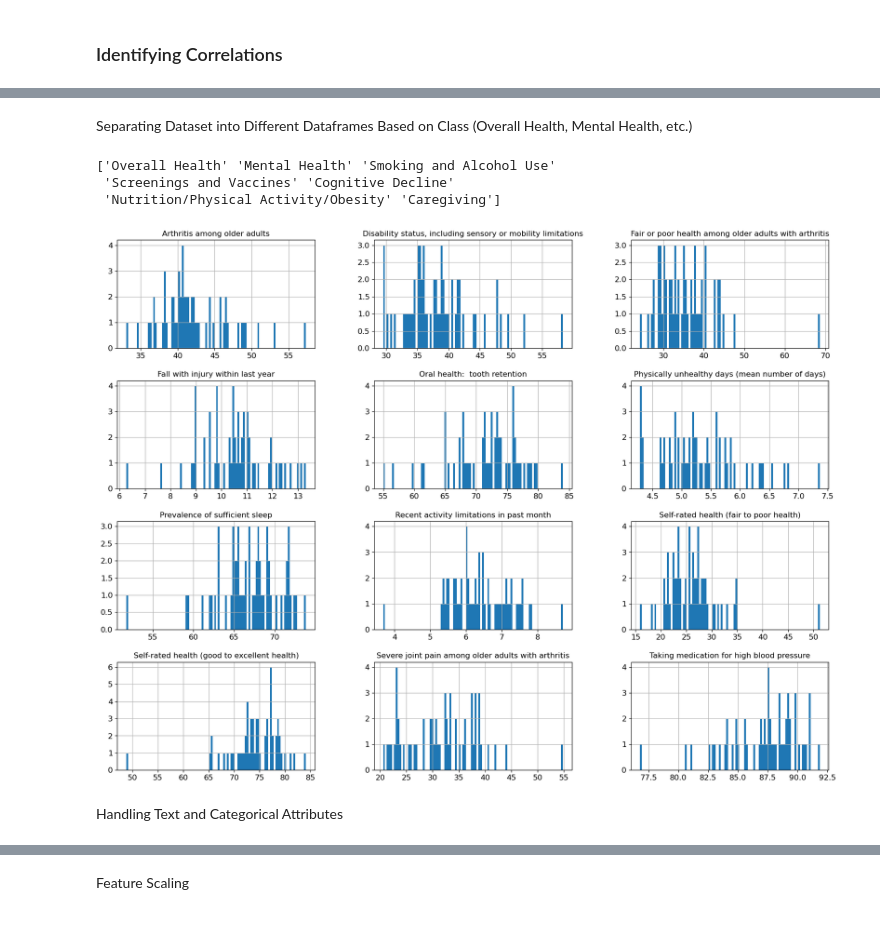
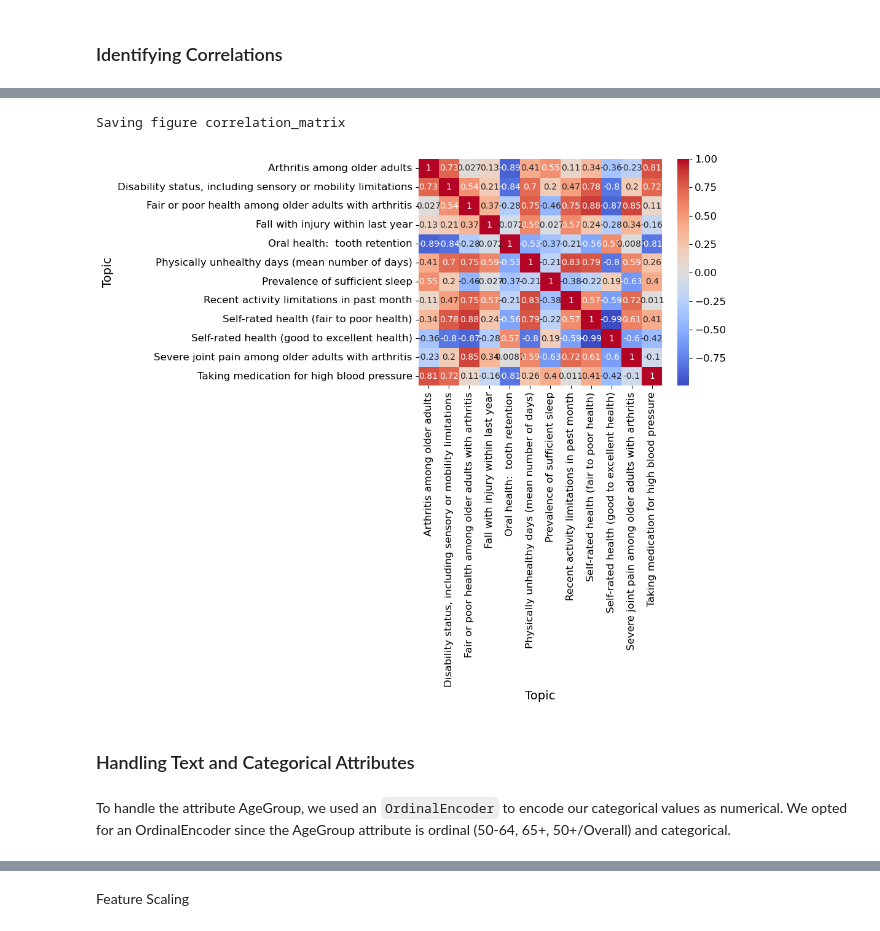
Before and after one commit to ashleythorlin/Risk-Prediction-For-Alzheimers, a Jupyter notebook: DatasetAfterPreprocessing.ipynb, the cells around one changed output, grey strips where cells are left out. Saved outputs shown, nothing was run; the diff lists cells and outputs as text; code cells hidden in the pictures.

```diff
--- a/DatasetAfterPreprocessing.ipynb
+++ b/DatasetAfterPreprocessing.ipynb
@@ -103,35 +165,20 @@ alzheimers_clean.head()
-# %% [markdown]
-Separating Dataset into Different Dataframes Based on Class (Overall Health, Mental Health, etc.)
-# %%
-# Retrieve unique values from Class
-class_names = alzheimers_clean["Class"].unique()
-print(class_names)
-# Create dataframes for each class
-overall_health = alzheimers_clean[alzheimers_clean['Class'] == 'Overall Health'].drop(labels='Class', axis=1)
-mental_health = alzheimers_clean[alzheimers_clean['Class'] == 'Mental Health'].drop(labels='Class', axis=1)
-smoking_alcohol = alzheimers_clean[alzheimers_clean['Class'] == 'Smoking and Alcohol Use'].drop(labels='Class', axis=1)
-screenings_vaccines = alzheimers_clean[alzheimers_clean['Class'] == 'Screenings and Vaccines'].drop(labels='Class', axis=1)
-nutrition = alzheimers_clean[alzheimers_clean['Class'] == 'Nutrition/Physical Activity/Obesity'].drop(labels='Class', axis=1)
-caregiving = alzheimers_clean[alzheimers_clean['Class'] == 'Caregiving'].drop(labels='Class', axis=1)
-cognitive_decline = alzheimers_clean[alzheimers_clean['Class'] == 'Cognitive Decline'].drop(labels='Class', axis=1)
-
-alzheimers_dfs = [overall_health, mental_health, smoking_alcohol, screenings_vaccines, nutrition, caregiving, cognitive_decline]
-
-#overall_health.head()
-# %% [output]
-['Overall Health' 'Mental Health' 'Smoking and Alcohol Use'
- 'Screenings and Vaccines' 'Cognitive Decline'
- 'Nutrition/Physical Activity/Obesity' 'Caregiving']
-# %%
-for i in range(len(alzheimers_dfs)):
-    alzheimers_dfs[i] = pd.pivot_table(alzheimers_dfs[i],
-                        values='Data_Value',
-                        index=['LocationDesc'],
-                        columns=['Topic'])
-# plot the data
-alzheimers_dfs[0].hist(bins=100 , figsize=(20,15))
-plt.show()
-# %% [output]
-[figure, removed]
+# %%
+# print correlation matrix for each dataframe
+corr_matrices = []
+for i in range(len(alzheimers_dfs)):
+    corr = alzheimers_dfs[i].iloc[:, 2:].corr('pearson')
+    corr_matrices.append(corr)
+corr_matrices[0]
+
+# graph the correlation matrix
+import seaborn as sns
+sns.heatmap(corr_matrices[0], annot=True, cmap='coolwarm')
+save_fig("correlation_matrix")
+plt.show()
+# %% [output]
+Saving figure correlation_matrix
+[figure, added]
 # %% [markdown]
-Handling Text and Categorical Attributes
+### Handling Text and Categorical Attributes
+# %% [markdown]
+To handle the attribute AgeGroup, we used an `OrdinalEncoder` to encode our categorical values as numerical. We opted for an OrdinalEncoder since the AgeGroup attribute is ordinal (50-64, 65+, 50+/Overall) and categorical.
```
Also changed, not shown: parts of 16 cells of this notebook, 3 other files.
